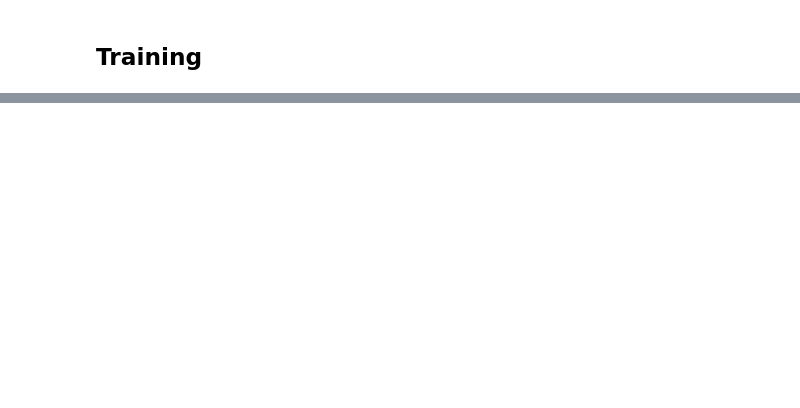
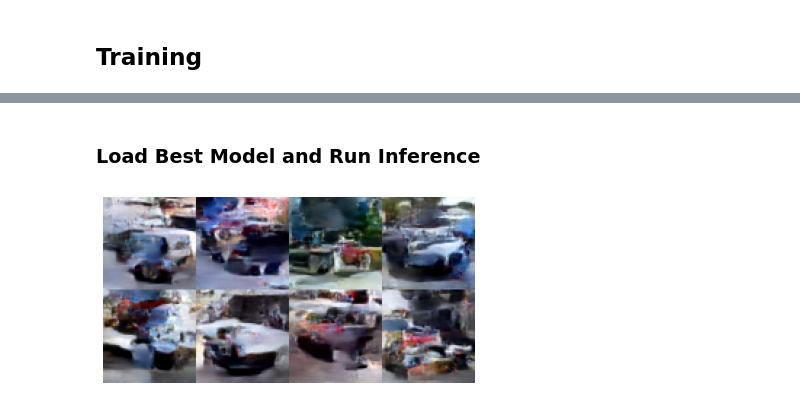
Before and after one commit to mxagar/diffusion-examples, a Jupyter notebook: ddpm/ddpm.ipynb, the cells around one changed output, grey strips where cells are left out. Saved outputs shown, nothing was run; the diff lists cells and outputs as text; code cells hidden in the pictures; blank space fills up the shorter version.

```diff
--- a/ddpm/ddpm.ipynb
+++ b/ddpm/ddpm.ipynb
@@ -333,7 +330,7 @@ def run_inference(
     device: str | torch.device = "cpu",
 ) -> torch.Tensor:
     """
-    Implements the sampling algorithm from the DDPM paper
+    Sample following the algorithm from the DDPM paper.
     """
     config = config.to(device)
     input_noise = input_noise.to(device)
@@ -542,0 +628,18 @@ def train(
+# %%
+from unet import UNet
+
+# Configuration
+cfg = Config()
+
+# model = UNet(ch_mults = (1, 2, 2, 2))  # Complex model for longer training
+model = UNet(ch_mults = (1, 2, 1, 1))  # Simpler model for quicker testing
+
+# Parameters for training: SHORTER TRAINING SETTINGS
+base_lr = 0.0006  # Maximum learning rate we will use
+epochs = 10  # Total number of epochs
+warmup_epochs = 2  # Number of warm-up epochs (cosine annealing will be done after this)
+
+# Parameters for training: LONGER TRAINING SETTINGS
+# base_lr = 0.0001  # Maximum learning rate we will use
+# epochs = 300  # Total number of epochs
+# warmup_epochs = 10  # Number of warm-up epochs
@@ -542,0 +671,2 @@ def train(
+# %% [markdown]
+### Load Best Model and Run Inference
@@ -542,0 +679,7 @@ def train(
+# %%
+# Run inference with the trained model
+input_noise = torch.randn((8, 3, IMG_SIZE, IMG_SIZE), device=DEVICE)
+imgs = run_inference(input_noise, model, cfg, device=DEVICE)
+_ = display_sequence(imgs, dpi=75, nrow=4)
+# %% [output]
+[figure, added]
```
Also changed, not shown: parts of 16 cells of this notebook.
